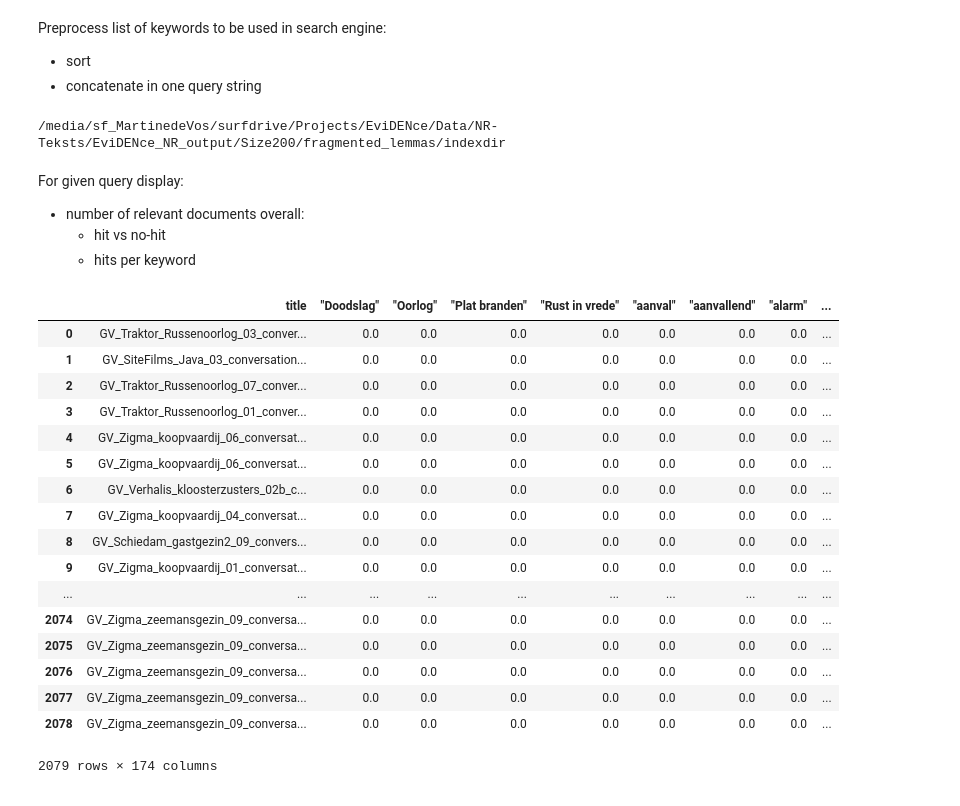
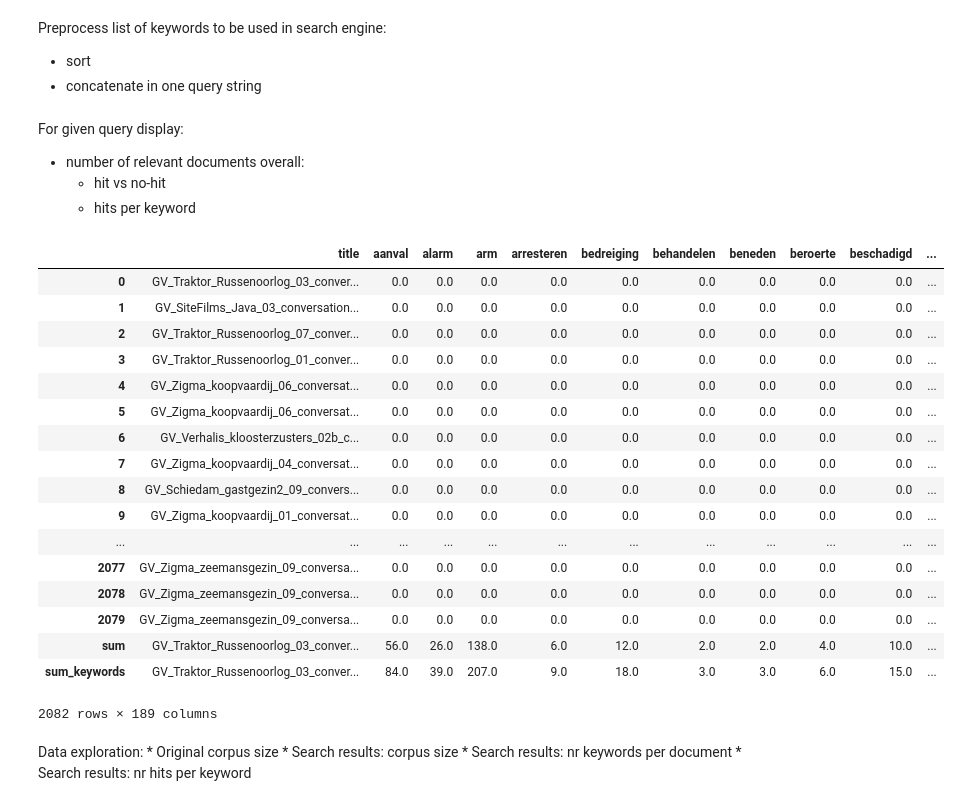
Before and after one commit to ADAH-EviDENce/baseline_search, a Jupyter notebook: notebooks/EviDENce_baseline_search_engine.ipynb, the cells around one changed output. Saved outputs shown, nothing was run; the diff lists cells and outputs as text; code cells hidden in the pictures.

Commit message:
analzyze search data in pandas dataframe

```diff
--- a/notebooks/EviDENce_baseline_search_engine.ipynb
+++ b/notebooks/EviDENce_baseline_search_engine.ipynb
@@ -37,11 +38,8 @@ en_mentions = create_lemma_list(mention_file)
 # %%
 # This is a workaround as google translate API is not working
 #(JSONCODECError;?problem with VirtualBox and network conection?)
-for i in en_mentions:
-    string = ' '.join(i)
-    print(string)
 
-prefab_file = os.path.join(os.sep,home,"Analyses","nl_mentions.csv")
+prefab_file = "../data/nl_mentions.csv"
 prefab_mentions = pd.read_csv(prefab_file,sep=';',encoding = "ISO-8859-1")
 nl_mentions = list(prefab_mentions["Mention"])
 
@@ -69,10 +70,7 @@ nl_mention_query
 from whoosh.index import open_dir
 
 indexdir = os.path.join(os.sep,search_dir,"indexdir")
-print(indexdir)
 ix = open_dir(indexdir)
-# %% [output]
-/media/sf_MartinedeVos/surfdrive/Projects/EviDENce/Data/NR-Teksts/EviDENce_NR_output/Size200/fragmented_lemmas/indexdir
 # %% [markdown]
 For given query display:
 * number of relevant documents overall:
@@ -118,22 +111,0 @@ df
-# %%
-df.fillna(0)
-df['Total hits']=df.iloc[:,1:-1].sum()
-# %% [output]
-|  | title | "Doodslag" | "Oorlog" | "Plat branden" | "Rust in vrede" | "aanval" | "aanvallend" | "alarm" | ... |
-| 0 | GV_Traktor_Russenoorlog_03_conver... | 0.0 | 0.0 | 0.0 | 0.0 | 0.0 | 0.0 | 0.0 | ... |
-| 1 | GV_SiteFilms_Java_03_conversation... | 0.0 | 0.0 | 0.0 | 0.0 | 0.0 | 0.0 | 0.0 | ... |
-| 2 | GV_Traktor_Russenoorlog_07_conver... | 0.0 | 0.0 | 0.0 | 0.0 | 0.0 | 0.0 | 0.0 | ... |
-| 3 | GV_Traktor_Russenoorlog_01_conver... | 0.0 | 0.0 | 0.0 | 0.0 | 0.0 | 0.0 | 0.0 | ... |
-| 4 | GV_Zigma_koopvaardij_06_conversat... | 0.0 | 0.0 | 0.0 | 0.0 | 0.0 | 0.0 | 0.0 | ... |
-| 5 | GV_Zigma_koopvaardij_06_conversat... | 0.0 | 0.0 | 0.0 | 0.0 | 0.0 | 0.0 | 0.0 | ... |
-| 6 | GV_Verhalis_kloosterzusters_02b_c... | 0.0 | 0.0 | 0.0 | 0.0 | 0.0 | 0.0 | 0.0 | ... |
-| 7 | GV_Zigma_koopvaardij_04_conversat... | 0.0 | 0.0 | 0.0 | 0.0 | 0.0 | 0.0 | 0.0 | ... |
-| 8 | GV_Schiedam_gastgezin2_09_convers... | 0.0 | 0.0 | 0.0 | 0.0 | 0.0 | 0.0 | 0.0 | ... |
-| 9 | GV_Zigma_koopvaardij_01_conversat... | 0.0 | 0.0 | 0.0 | 0.0 | 0.0 | 0.0 | 0.0 | ... |
-| ... | ... | ... | ... | ... | ... | ... | ... | ... | ... |
-| 2074 | GV_Zigma_zeemansgezin_09_conversa... | 0.0 | 0.0 | 0.0 | 0.0 | 0.0 | 0.0 | 0.0 | ... |
-| 2075 | GV_Zigma_zeemansgezin_09_conversa... | 0.0 | 0.0 | 0.0 | 0.0 | 0.0 | 0.0 | 0.0 | ... |
-| 2076 | GV_Zigma_zeemansgezin_09_conversa... | 0.0 | 0.0 | 0.0 | 0.0 | 0.0 | 0.0 | 0.0 | ... |
-| 2077 | GV_Zigma_zeemansgezin_09_conversa... | 0.0 | 0.0 | 0.0 | 0.0 | 0.0 | 0.0 | 0.0 | ... |
-| 2078 | GV_Zigma_zeemansgezin_09_conversa... | 0.0 | 0.0 | 0.0 | 0.0 | 0.0 | 0.0 | 0.0 | ... |
-2079 rows × 174 columns
@@ -141,0 +112,37 @@ df['Total hits']=df.iloc[:,1:-1].sum()
+# %%
+all_terms = {key:0 for key in quoted_nl_mention_list}
+missed_terms = [term for term in all_terms.keys() if not term in df]
+
+new_columns = df.columns.tolist()+ missed_terms
+df = df.reindex(columns = new_columns)
+
+df.fillna(0,inplace=True)
+
+df['sum_docs'] = df.sum(axis=1)
+df.loc['sum_keywords'] = df.sum()
+df
+# %% [output]
+|  | title | aanval | alarm | arm | arresteren | bedreiging | behandelen | beneden | beroerte | beschadigd | ... |
+| 0 | GV_Traktor_Russenoorlog_03_conver... | 0.0 | 0.0 | 0.0 | 0.0 | 0.0 | 0.0 | 0.0 | 0.0 | 0.0 | ... |
+| 1 | GV_SiteFilms_Java_03_conversation... | 0.0 | 0.0 | 0.0 | 0.0 | 0.0 | 0.0 | 0.0 | 0.0 | 0.0 | ... |
+| 2 | GV_Traktor_Russenoorlog_07_conver... | 0.0 | 0.0 | 0.0 | 0.0 | 0.0 | 0.0 | 0.0 | 0.0 | 0.0 | ... |
+| 3 | GV_Traktor_Russenoorlog_01_conver... | 0.0 | 0.0 | 0.0 | 0.0 | 0.0 | 0.0 | 0.0 | 0.0 | 0.0 | ... |
+| 4 | GV_Zigma_koopvaardij_06_conversat... | 0.0 | 0.0 | 0.0 | 0.0 | 0.0 | 0.0 | 0.0 | 0.0 | 0.0 | ... |
+| 5 | GV_Zigma_koopvaardij_06_conversat... | 0.0 | 0.0 | 0.0 | 0.0 | 0.0 | 0.0 | 0.0 | 0.0 | 0.0 | ... |
+| 6 | GV_Verhalis_kloosterzusters_02b_c... | 0.0 | 0.0 | 0.0 | 0.0 | 0.0 | 0.0 | 0.0 | 0.0 | 0.0 | ... |
+| 7 | GV_Zigma_koopvaardij_04_conversat... | 0.0 | 0.0 | 0.0 | 0.0 | 0.0 | 0.0 | 0.0 | 0.0 | 0.0 | ... |
+| 8 | GV_Schiedam_gastgezin2_09_convers... | 0.0 | 0.0 | 0.0 | 0.0 | 0.0 | 0.0 | 0.0 | 0.0 | 0.0 | ... |
+| 9 | GV_Zigma_koopvaardij_01_conversat... | 0.0 | 0.0 | 0.0 | 0.0 | 0.0 | 0.0 | 0.0 | 0.0 | 0.0 | ... |
+| ... | ... | ... | ... | ... | ... | ... | ... | ... | ... | ... | ... |
+| 2077 | GV_Zigma_zeemansgezin_09_conversa... | 0.0 | 0.0 | 0.0 | 0.0 | 0.0 | 0.0 | 0.0 | 0.0 | 0.0 | ... |
+| 2078 | GV_Zigma_zeemansgezin_09_conversa... | 0.0 | 0.0 | 0.0 | 0.0 | 0.0 | 0.0 | 0.0 | 0.0 | 0.0 | ... |
+| 2079 | GV_Zigma_zeemansgezin_09_conversa... | 0.0 | 0.0 | 0.0 | 0.0 | 0.0 | 0.0 | 0.0 | 0.0 | 0.0 | ... |
+| sum | GV_Traktor_Russenoorlog_03_conver... | 56.0 | 26.0 | 138.0 | 6.0 | 12.0 | 2.0 | 2.0 | 4.0 | 10.0 | ... |
+| sum_keywords | GV_Traktor_Russenoorlog_03_conver... | 84.0 | 39.0 | 207.0 | 9.0 | 18.0 | 3.0 | 3.0 | 6.0 | 15.0 | ... |
+2082 rows × 189 columns
+# %% [markdown]
+Data exploration:
+    * Original corpus size
+    * Search results: corpus size
+    * Search results: nr keywords per document
+    * Search results: nr hits per keyword
```
Also changed, not shown: parts of 11 cells of this notebook, 1 other file.
